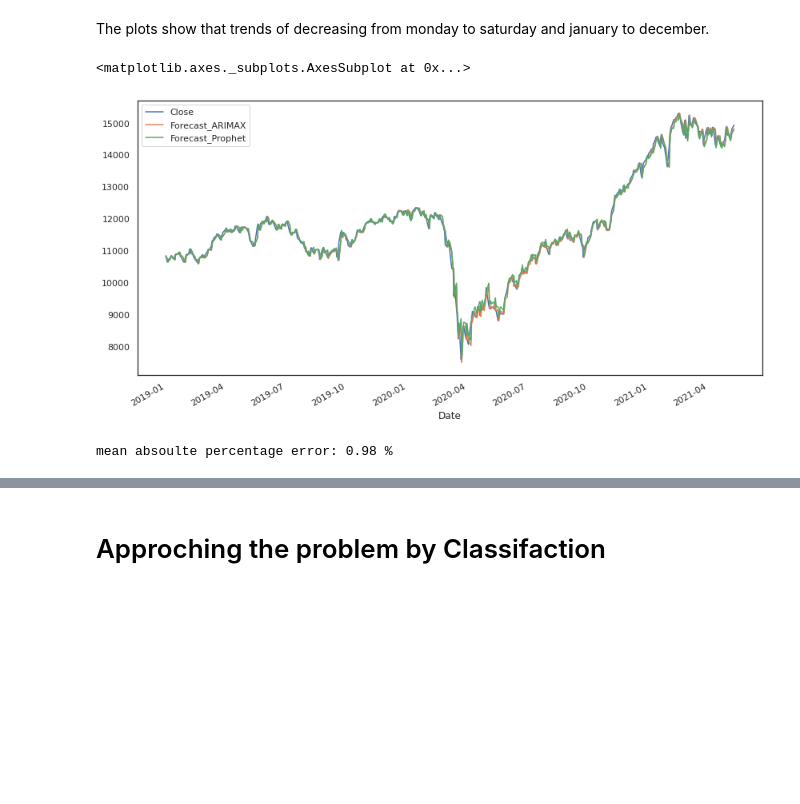
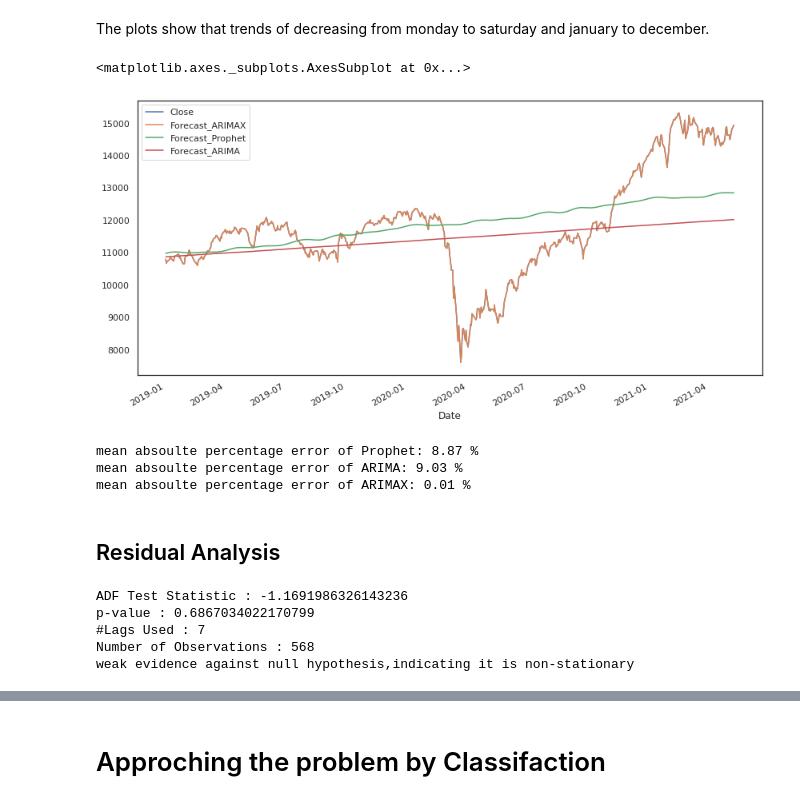
Before and after one commit to huda-nur-ed/Capston-Project--Prediction-of-Close-Price-Nifty50, a Jupyter notebook: Team_4_Capston_project_Prediction_of_close_price_Nifty50_.ipynb, the cells around one changed output, grey strips where cells are left out. Saved outputs shown, nothing was run; the diff lists cells and outputs as text; code cells hidden in the pictures; blank space fills up the shorter version.

```diff
--- a/Team_4_Capston_project_Prediction_of_close_price_Nifty50_.ipynb
+++ b/Team_4_Capston_project_Prediction_of_close_price_Nifty50_.ipynb
@@ -673,4 +772,4 @@ Successfully installed cmdstanpy-0.9.68 prophet-1.0.1 ujson-4.0.2
 # %%
 #Renaming columns
-df = nifty_train[["Date", "Close"] + exogenous_features].rename(columns={"Date": "ds", "Close": "y"})
+fb_df = df_train.rename(columns={"Date": "ds", "Close": "y"})
 # %%
@@ -677,6 +777,6 @@ df = nifty_train[["Date", "Close"] + exogenous_features].rename(columns={"Date":
 from prophet import Prophet
 # %%
-# fiting model
+# Fiting model
 m = Prophet()
-m.fit(df)
+m.fit(fb_df)
 # %% [output]
@@ -696,4 +792,7 @@ future.tail()
+# %%
+df_valid = df_valid.reset_index()
 # %%
-# pedicting for future dates
-forecast = m.predict(future)
+# Predicting for future dates
+forecast = m.predict(df_valid.rename(columns={"Date": "ds", "Close": "y"}))
+nifty_valid["Forecast_Prophet"] = forecast.yhat.values
 x = forecast[['ds', 'yhat', 'yhat_lower', 'yhat_upper']]
@@ -742,13 +807,19 @@ fig = model_fbp.plot(forecast)
 # %% [markdown]
 The plots show that trends of decreasing from monday to saturday and january to december.
 # %%
-
-
-nifty_valid[["Close", "Forecast_ARIMAX", "Forecast_Prophet"]].plot(figsize=(14, 7))
+# Get a comparison plot for forecasts made by different algorithm
+nifty_valid[["Close", "Forecast_ARIMAX", "Forecast_Prophet","Forecast_ARIMA"]].plot(figsize=(14, 7))
 # %% [output]
 <matplotlib.axes._subplots.AxesSubplot at 0x...>
-[figure, old version]
+[figure, new version]
-# %%
-print("mean absoulte percentage error:", round(mean_absolute_percentage_error(nifty_valid.Close, nifty_valid.Forecast_Prophet),2),"%")
-# %% [output]
-mean absoulte percentage error: 0.98 %
+# %%
+# print("mean absoulte percentage error:", round(mean_absolute_percentage_error(nifty_valid.Close, nifty_valid.Forecast_Prophet),2),"%")
+print("mean absoulte percentage error of Prophet:", round(mean_absolute_percentage_error(nifty_valid.Close, nifty_valid.Forecast_Prophet),2),"%")
+print("mean absoulte percentage error of ARIMA:", round(mean_absolute_percentage_error(nifty_valid.Close, nifty_valid.Forecast_ARIMA),2),"%")
+print("mean absoulte percentage error of ARIMAX:", round(mean_absolute_percentage_error(nifty_valid.Close, nifty_valid.Forecast_ARIMAX),2),"%")
+# %% [output]
+mean absoulte percentage error of Prophet: 8.87 %
+mean absoulte percentage error of ARIMA: 9.03 %
+mean absoulte percentage error of ARIMAX: 0.01 %
+# %% [markdown]
+## Residual Analysis
@@ -754,0 +832,9 @@ mean absoulte percentage error: 0.98 %
+# %%
+# Check stationary of residuals by Prophet model
+adfuller_test((residuals_Prophet))
+# %% [output]
+ADF Test Statistic : -1.1691986326143236
+p-value : 0.6867034022170799
+#Lags Used : 7
+Number of Observations : 568
+weak evidence against null hypothesis,indicating it is non-stationary
```
Also changed, not shown: parts of 186 cells of this notebook.
